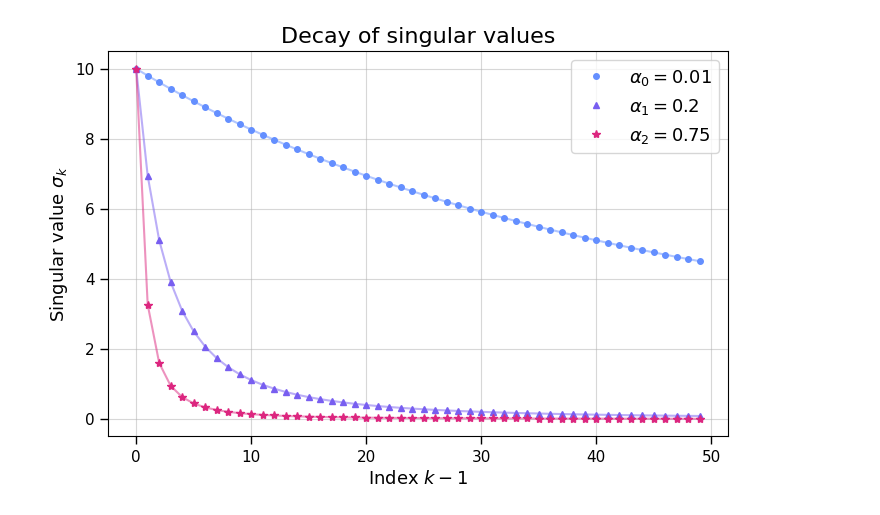
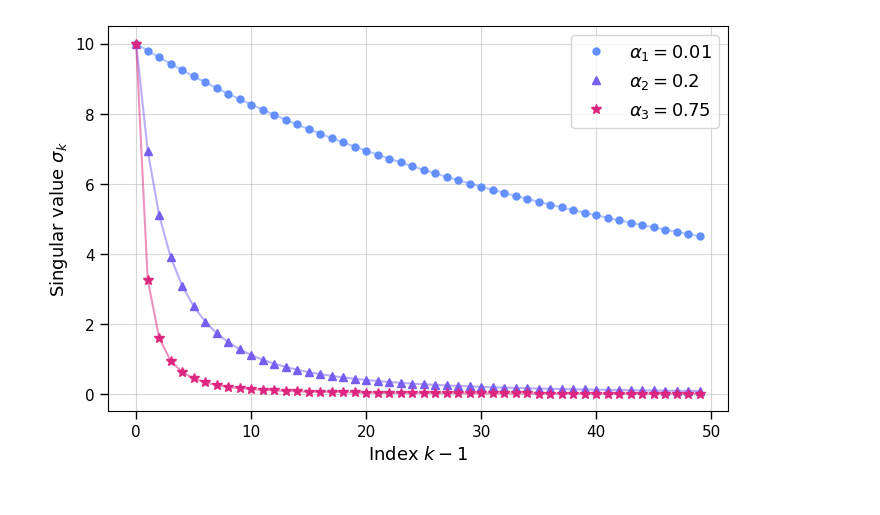
Before and after one commit to EliasSev/randomized-svd-paper, a Jupyter notebook: notebooks/rsvd_errors.ipynb, the cells around one changed output. Cells and saved outputs as stored; diff of their text form; code cells hidden in the pictures.

```diff
--- a/notebooks/rsvd_errors.ipynb
+++ b/notebooks/rsvd_errors.ipynb
@@ -133,0 +245,19 @@ plt.show()
+# %%
+fig, axs = plt.subplots(3, 1, figsize=(8, 6), sharex=True)
+
+k_range = np.arange(k_min, k_max)
+
+for i in range(3):
+    ax = axs[i]
+    ax.plot(k_range, mean[i], markers[i], c=colors3[i], ms=sizes[i], label=f'Case {i + 1}')
+    ax.plot(k_range, expected_errors[i], c=colors3[i])
+    ax.fill_between(k_range, mean[i] - ci[i], mean[i]+ ci[i], color=colors3[i], alpha=0.25)
+
+    ax.grid(True, alpha=0.5)
+    ax.legend(loc='upper right')
+
+axs[0].set_title("Reconstruction error and expected error", fontsize=16)
+axs[1].set_ylabel('$\\ell_2$ error', fontsize=13)
+axs[2].set_xlabel("Rank $k$", fontsize=13)
+
+plt.show()
@@ -133,0 +266,18 @@ plt.show()
+# %%
+fig, axs = plt.subplots(3, 1, figsize=(8, 6), sharex=True)
+
+k_range = np.arange(k_min, k_max)
+
+for i in range(3):
+    ax = axs[i]
+    ax.plot(k_range, mean[i], markers[i], c=colors3[i], ms=sizes[i], label=f'Case {i + 1}')  # RSVD error
+    ax.plot(k_range, Ss[i][k_range], c=colors3[i])  # SVD error
+    ax.fill_between(k_range, mean[i] - ci[i], mean[i]+ ci[i], color=colors3[i], alpha=0.25)
+    ax.grid(True, alpha=0.5)
+    ax.legend()
+
+axs[0].set_title("RSVD vs SVD: Operator error across $k$", fontsize=16)
+axs[1].set_ylabel('$\\ell_2$ error', fontsize=13)
+axs[2].set_xlabel("Rank $k$", fontsize=13)
+
+plt.show()
@@ -134,25 +286,21 @@ plt.show()
 # %%
 fig, ax = plt.subplots(1, 1, figsize=(8, 5))
 
-markers = ['o', '^', '*']
-sizes = [4, 5, 6]
-
 for i in range(len(Ss)):
     ax.plot(np.arange(n), Ss[i], markers[i],
-            c=colors3[i], ms=sizes[i], label=f'$\\alpha_{i}={alphas[i]}$')
+            c=colors3[i], ms=sizes[i], label=f'$\\alpha_{i+1}={alphas[i]}$')
     ax.plot(np.arange(n), Ss[i], '-', c=colors3[i], ms=1, alpha=0.5)
 
 ax.set_xlabel('Index $k-1$', fontsize=13)
 ax.set_ylabel('Singular value $\\sigma_k$', fontsize=13)
 
 ax.tick_params(axis='both', which='major', labelsize=11, length=6, width=1)
 ax.tick_params(axis='both', which='minor', length=3, color='gray')
 
 ax.grid(True, alpha=0.5)
-ax.set_title("Decay of singular values", fontsize=16)
 ax.legend()
 
-plt.savefig("../figures/singular_value_decay.png")
+plt.savefig("../figures/singular_value_decay.png", dpi=300)
 plt.show()
 # %% [output]
-[figure, old version]
+[figure, new version]
```
Also changed, not shown: parts of 11 cells of this notebook, 4 other files.
